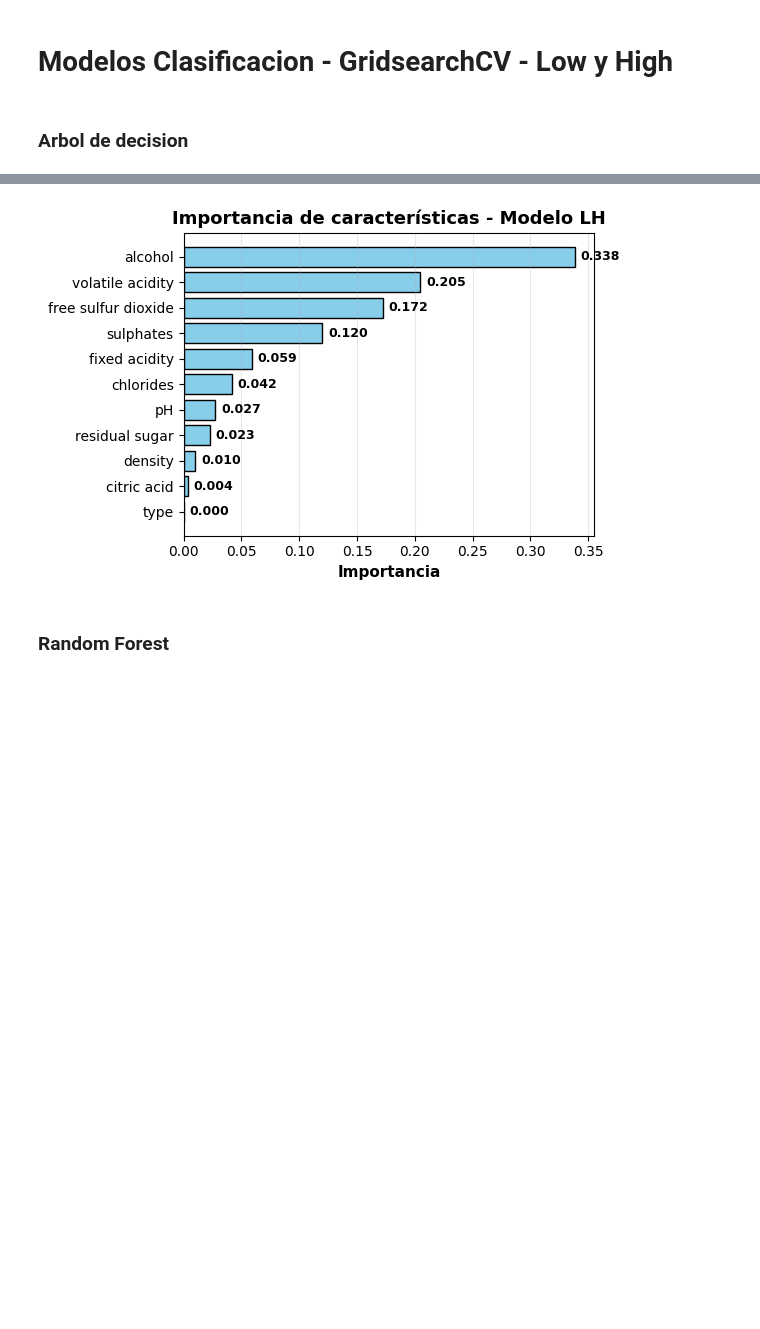
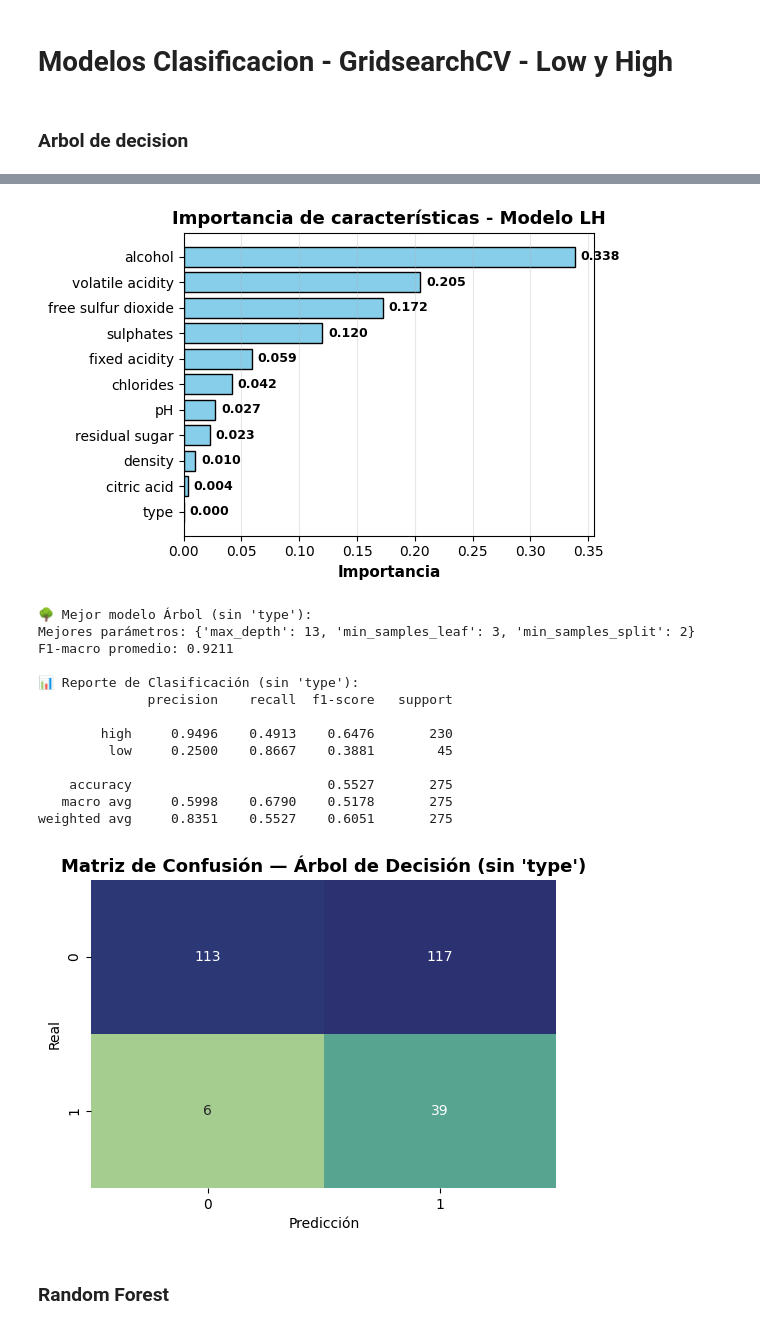
Before and after one commit to anamariaSemanate/ml-tarea1-vinos, a Jupyter notebook: notebooks/02_modelos.ipynb, the cells around one changed output, grey strips where cells are left out. Saved outputs shown, nothing was run; the diff lists cells and outputs as text; code cells hidden in the pictures; blank space fills up the shorter version.

```diff
--- a/notebooks/02_modelos.ipynb
+++ b/notebooks/02_modelos.ipynb
@@ -853,33 +939,92 @@ plt.gca().invert_yaxis()  # la más importante arriba
 plt.xlabel("Importancia", fontsize=11, fontweight="bold")
 plt.title("Importancia de características - Modelo LH", fontsize=13, fontweight="bold")
 plt.grid(alpha=0.3, axis="x")
 
 # Mostrar valor al lado de cada barra
 for bar, imp in zip(bars, importances_base[indices]):
     width = bar.get_width()
     plt.text(width + 0.005, bar.get_y() + bar.get_height()/2,
              f"{imp:.3f}", va="center", fontsize=9, fontweight="bold")
 
 plt.tight_layout()
 plt.show()
+
+
+
+# ==========================================================
+#   Reentrenar Árbol de Decisión sin la variable 'type'
+# ==========================================================
+
+# Eliminar la variable 'type' y citric acid
+X_trainLH_clf_sin_type = X_trainLH_clf_sm.drop(columns=['type','citric acid'])
+X_testLH_clf_sin_type  = X_test_clf_scaled_LH.drop(columns=['type','citric acid'])
+
+# GridSearchCV (reutilizamos los mismos parámetros definidos antes)
+grid_tree_LH_sin_type = GridSearchCV(
+    DecisionTreeClassifier(random_state=42, class_weight='balanced'),
+    param_grid=param_tree,
+    scoring='f1_macro',
+    cv=5,
+    n_jobs=-1
+)
+
+# Entrenamiento
+grid_tree_LH_sin_type.fit(X_trainLH_clf_sin_type, y_trainLH_clf_sm)
+
+# Resultados del mejor modelo
+print("🌳 Mejor modelo Árbol (sin 'type'):")
+print("Mejores parámetros:", grid_tree_LH_sin_type.best_params_)
+print("F1-macro promedio:", round(grid_tree_LH_sin_type.best_score_, 4))
+
+# ==========================================================
+#   Evaluación del mejor modelo
+# ==========================================================
+best_tree_LH_sin_type = grid_tree_LH_sin_type.best_estimator_
+y_pred_tree_LH_sin_type = best_tree_LH_sin_type.predict(X_testLH_clf_sin_type)
+
+print("\n📊 Reporte de Clasificación (sin 'type'):")
+print(classification_report(y_test_clf_LH, y_pred_tree_LH_sin_type, digits=4))
+
+# Matriz de confusión
+cm_sin_type = confusion_matrix(y_test_clf_LH, y_pred_tree_LH_sin_type)
+plt.figure(figsize=(6,4))
+sns.heatmap(cm_sin_type, annot=True, fmt="d", cmap="crest", cbar=False)
+plt.title("Matriz de Confusión — Árbol de Decisión (sin 'type')", fontsize=13, weight='bold')
+plt.xlabel("Predicción")
+plt.ylabel("Real")
+plt.show()
 # %% [output]
 🌳 Mejor modelo Árbol:
 Mejores parámetros: {'max_depth': 13, 'min_samples_leaf': 3, 'min_samples_split': 2}
 F1-macro promedio: 0.9156
 
 📊 Reporte de Clasificación:
               precision    recall  f1-score   support
 
         high     0.9697    0.1391    0.2433       230
          low     0.1818    0.9778    0.3066        45
 
     accuracy                         0.2764       275
    macro avg     0.5758    0.5585    0.2750       275
 weighted avg     0.8408    0.2764    0.2537       275
 [figure]
 [figure]
 [figure]
 [figure]
+🌳 Mejor modelo Árbol (sin 'type'):
+Mejores parámetros: {'max_depth': 13, 'min_samples_leaf': 3, 'min_samples_split': 2}
+F1-macro promedio: 0.9211
+
+📊 Reporte de Clasificación (sin 'type'):
+              precision    recall  f1-score   support
+
+        high     0.9496    0.4913    0.6476       230
+         low     0.2500    0.8667    0.3881        45
+
+    accuracy                         0.5527       275
+   macro avg     0.5998    0.6790    0.5178       275
+weighted avg     0.8351    0.5527    0.6051       275
+[figure, added]
 # %% [markdown]
 ### Random Forest
 # %%
```
Also changed, not shown: parts of 14 cells of this notebook, 2 other files.
